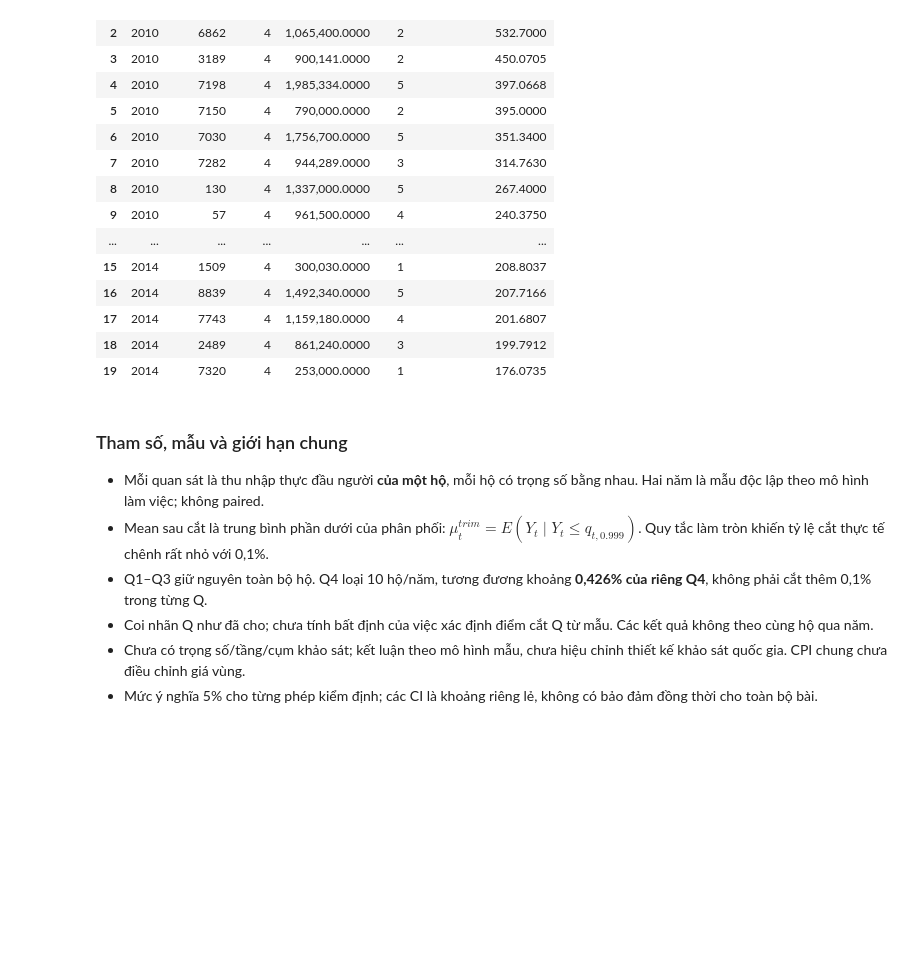
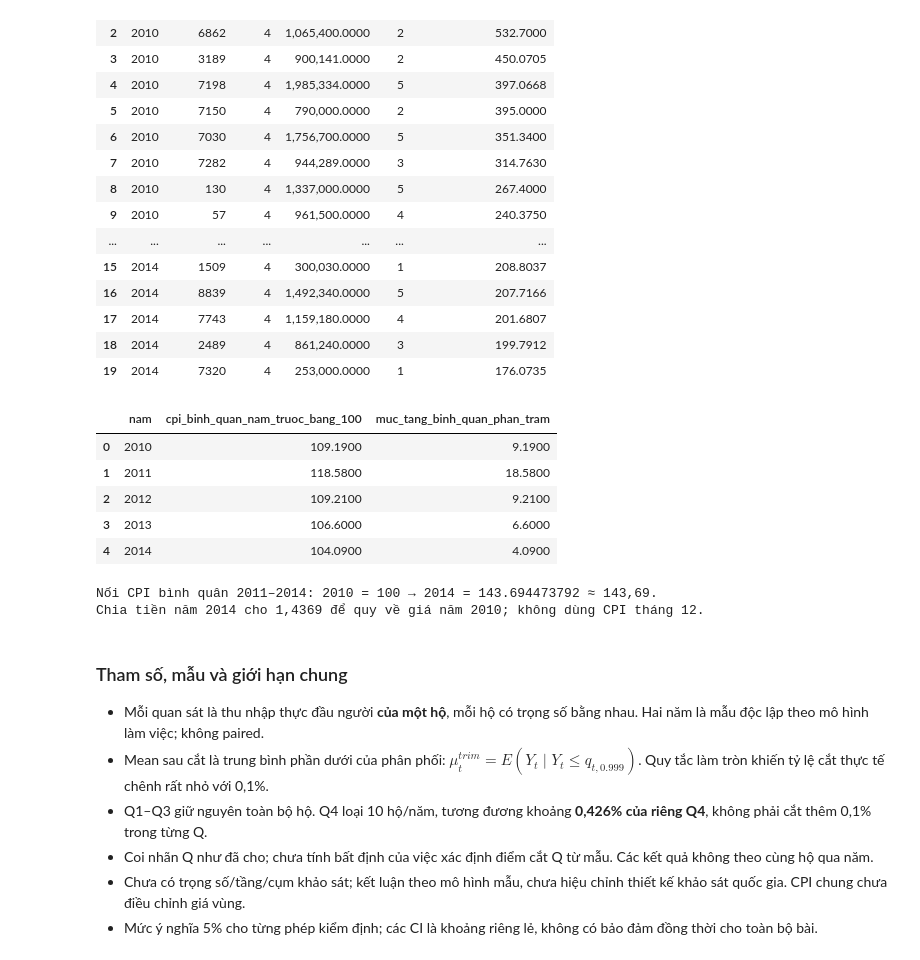
Before and after one commit to helenaadams827-cyber/vhlss-project-thong-ke, a Jupyter notebook: bao_cao_vhlss/thu_nhap_4_cau_bo_top_0_1_phan_tram.ipynb, the cells around one changed output. Saved outputs shown, nothing was run; the diff lists cells and outputs as text; code cells hidden in the pictures; blank space fills up the shorter version.

Commit message:
Đối chiếu CPI 2010/2014 với Cục Thống kê và bổ sung kiểm tra trong notebook

```diff
--- a/bao_cao_vhlss/thu_nhap_4_cau_bo_top_0_1_phan_tram.ipynb
+++ b/bao_cao_vhlss/thu_nhap_4_cau_bo_top_0_1_phan_tram.ipynb
@@ -111,6 +113,26 @@ display(removed_households[["year", "excel_row", "Quart", "income", "size", "rea
 | 17 | 2014 | 7743 | 4 | 1,159,180.0000 | 4 | 201.6807 |
 | 18 | 2014 | 2489 | 4 | 861,240.0000 | 3 | 199.7912 |
 | 19 | 2014 | 7320 | 4 | 253,000.0000 | 1 | 176.0735 |
+# %%
+# Kiểm tra CPI bằng các mức tăng bình quân năm trong nguồn Cục Thống kê.
+cpi_source = pd.read_csv(output_directory / "cpi_doi_chieu_nguon_cuc_thong_ke.csv")
+annual_links = cpi_source.loc[cpi_source["nam"].between(2011, 2014)].sort_values("nam")
+assert annual_links["nam"].tolist() == [2011, 2012, 2013, 2014]
+reconstructed_cpi_2014 = 100 * np.prod(annual_links["cpi_binh_quan_nam_truoc_bang_100"] / 100)
+assert round(reconstructed_cpi_2014, 2) == cpi_by_year.loc[2014]
+assert cpi_by_year.loc[2010] == 100
+display(cpi_source[["nam", "cpi_binh_quan_nam_truoc_bang_100", "muc_tang_binh_quan_phan_tram"]])
+print(f"Nối CPI bình quân 2011–2014: 2010 = 100 → 2014 = {reconstructed_cpi_2014:.9f} ≈ 143,69.")
+print("Chia tiền năm 2014 cho 1,4369 để quy về giá năm 2010; không dùng CPI tháng 12.")
+# %% [output]
+|  | nam | cpi_binh_quan_nam_truoc_bang_100 | muc_tang_binh_quan_phan_tram |
+| 0 | 2010 | 109.1900 | 9.1900 |
+| 1 | 2011 | 118.5800 | 18.5800 |
+| 2 | 2012 | 109.2100 | 9.2100 |
+| 3 | 2013 | 106.6000 | 6.6000 |
+| 4 | 2014 | 104.0900 | 4.0900 |
+Nối CPI bình quân 2011–2014: 2010 = 100 → 2014 = 143.694473792 ≈ 143,69.
+Chia tiền năm 2014 cho 1,4369 để quy về giá năm 2010; không dùng CPI tháng 12.
 # %% [markdown]
 ### Tham số, mẫu và giới hạn chung
 
```
Also changed, not shown: parts of 1 cell of this notebook, 6 other files.
